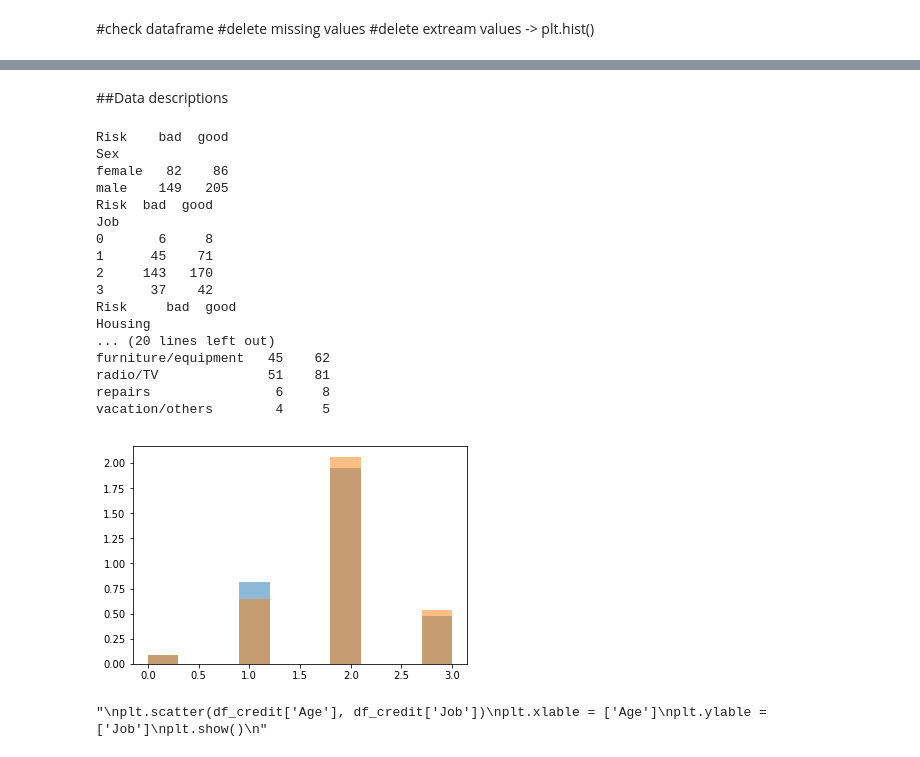
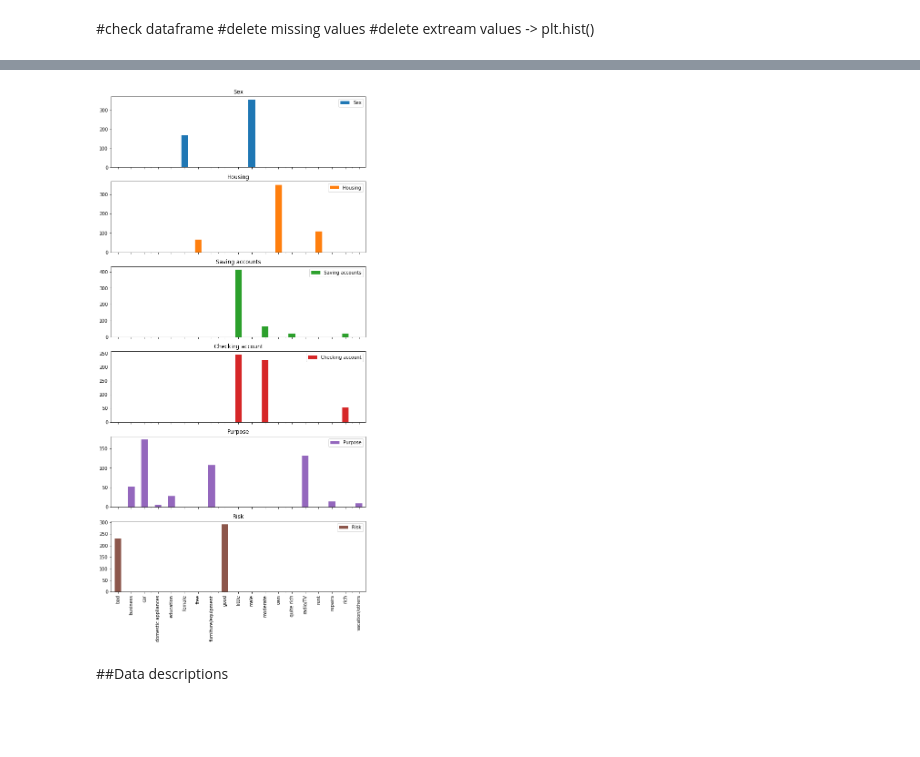
Before and after one commit to menglinxia1/credit_risk, a Jupyter notebook: Logistic regression.ipynb, the cells around one changed output, grey strips where cells are left out. Cells and saved outputs as stored; diff of their text form; code cells hidden in the pictures; blank space fills up the shorter version.

```diff
--- a/Logistic regression.ipynb
+++ b/Logistic regression.ipynb
@@ -59,66 +75,9 @@ plt.show()
+# %%
+df_sub = df_credit.iloc[:,[1,3,4,5,8,9]]
+plt.rcParams["figure.figsize"] = (10,20) #fig size
+df_sub.apply(pd.value_counts).plot(kind='bar', subplots=True)
+plt.show()
+# %% [output]
+[figure, added]
 # %% [markdown]
 ##Data descriptions
-# %%
-#Categorical -> crosstab,
-print(pd.crosstab(df_credit.Sex, df_credit.Risk))
-print(pd.crosstab(df_credit.Job, df_credit.Risk))
-print(pd.crosstab(df_credit.Housing, df_credit.Risk))
-print(pd.crosstab(df_credit['Saving accounts'], df_credit.Risk))
-print(pd.crosstab(df_credit['Checking account'], df_credit.Risk))
-print(pd.crosstab(df_credit['Purpose'], df_credit.Risk))
-
-df_credit.corr()
-#g = sns.distplot(df_credit['Age'], fit = stats.laplace, kde = True)
-#g.set_xlabel("Duration Distribuition")
-#g.set_ylabel("Count")
-#g.set_title("Duration Count")
-
-df_good = df_credit[df_credit['Risk'] =='good']
-df_bad = df_credit[df_credit['Risk'] == 'bad']
-
-
-
-
-"""
-plt.scatter(x = df_credit['Age'], y = df_credit['Credit amount'] )
-plt.xlable = ['Age']
-plt.ylable = ['Job']
-plt.show()
-"""
-
-
-plt.hist(df_good['Job'], bins=10, normed = 1, alpha = 0.5)
-plt.hist(df_bad['Job'], bins=10, normed = 1, alpha = 0.5)
-plt.xlable = ['Age']
-plt.ylable = ['Job']
-plt.show()
-#plt.boxplot(df_credit[['Age', 'Risk']])
-
-plt.show()
-
-"""
-plt.scatter(df_credit['Age'], df_credit['Job'])
-plt.xlable = ['Age']
-plt.ylable = ['Job']
-plt.show()
-"""
-# %% [output]
-Risk    bad  good
-Sex
-female   82    86
-male    149   205
-Risk  bad  good
-Job
-0       6     8
-1      45    71
-2     143   170
-3      37    42
-Risk     bad  good
-Housing
-... (20 lines left out)
-furniture/equipment   45    62
-radio/TV              51    81
-repairs                6     8
-vacation/others        4     5
-[figure, removed]
-"\nplt.scatter(df_credit['Age'], df_credit['Job'])\nplt.xlable = ['Age']\nplt.ylable = ['Job']\nplt.show()\n"
```
Also changed, not shown: parts of 34 cells of this notebook.
